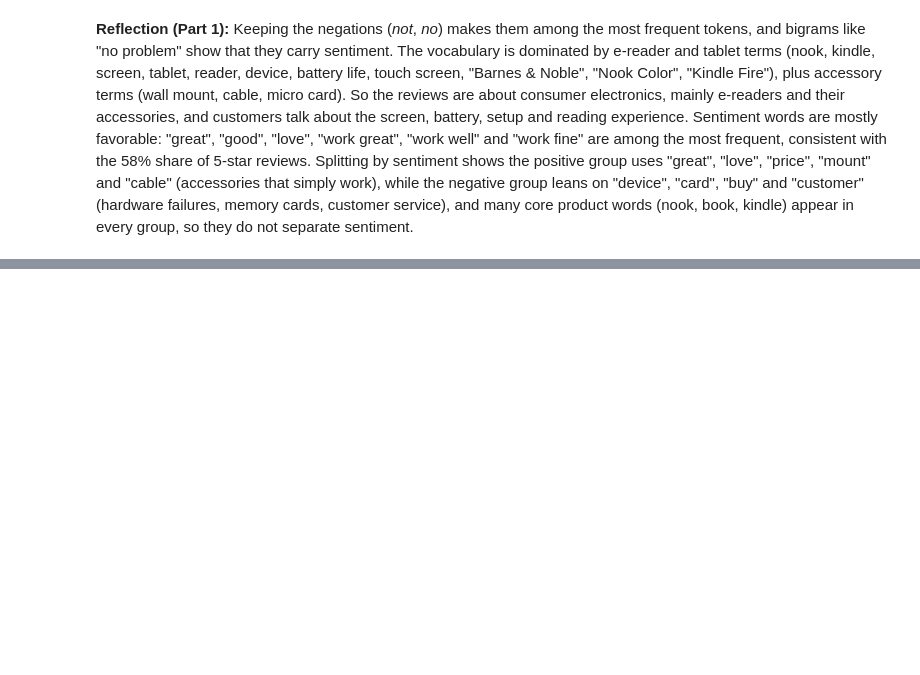
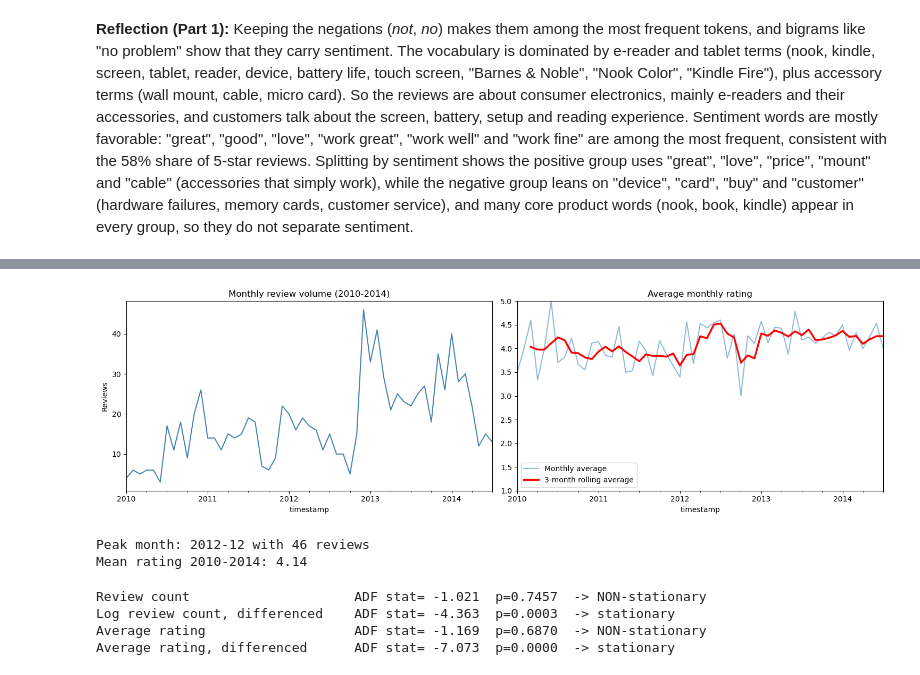
Before and after one commit to Gyrith/Amazon-reviews-NLP-Time-Series-Neural-Networks, a Jupyter notebook: C09_MO8.ipynb, the cells around one changed output, grey strips where cells are left out. Saved outputs shown, nothing was run; the diff lists cells and outputs as text; code cells hidden in the pictures; blank space fills up the shorter version.

Commit message:
Time Series

```diff
--- a/C09_MO8.ipynb
+++ b/C09_MO8.ipynb
@@ -340,0 +406,33 @@ Keeping the negations (*not*, *no*) makes them among the most frequent tokens, a
+# %%
+count_d = monthly_review_count['2010':]
+rating_d = monthly_avg_rating['2010':]
+rolling_avg_rating = rating_d.rolling(window=3).mean()
+
+fig, ax = plt.subplots(1, 2, figsize=(15, 4.5))
+count_d.plot(ax=ax[0], color='steelblue'); ax[0].set_title('Monthly review volume (2010-2014)'); ax[0].set_ylabel('Reviews')
+rating_d.plot(ax=ax[1], alpha=0.5, label='Monthly average')
+rolling_avg_rating.plot(ax=ax[1], lw=2.5, color='red', label='3-month rolling average')
+ax[1].set_title('Average monthly rating'); ax[1].set_ylim(1, 5); ax[1].legend()
+plt.tight_layout(); plt.show()
+print("Peak month:", count_d.idxmax().strftime('%Y-%m'), "with", int(count_d.max()), "reviews")
+print("Mean rating 2010-2014:", round(ts.loc['2010':, 'rating'].mean(), 2))
+# %% [output]
+[figure, added]
+Peak month: 2012-12 with 46 reviews
+Mean rating 2010-2014: 4.14
+# %%
+# stationarity, decompoase
+def adf(series, name):
+    s = series.dropna()
+    stat, p = adfuller(s, autolag='AIC')[:2]
+    print(f"{name:32s} ADF stat={stat:7.3f}  p={p:.4f}  -> {'stationary' if p < 0.05 else 'NON-stationary'}")
+
+adf(count_d, 'Review count')
+adf(np.log1p(count_d).diff(), 'Log review count, differenced')
+adf(rating_d, 'Average rating')
+adf(rating_d.diff(), 'Average rating, differenced')
+# %% [output]
+Review count                     ADF stat= -1.021  p=0.7457  -> NON-stationary
+Log review count, differenced    ADF stat= -4.363  p=0.0003  -> stationary
+Average rating                   ADF stat= -1.169  p=0.6870  -> NON-stationary
+Average rating, differenced      ADF stat= -7.073  p=0.0000  -> stationary
```
Also changed, not shown: parts of 16 cells of this notebook.
